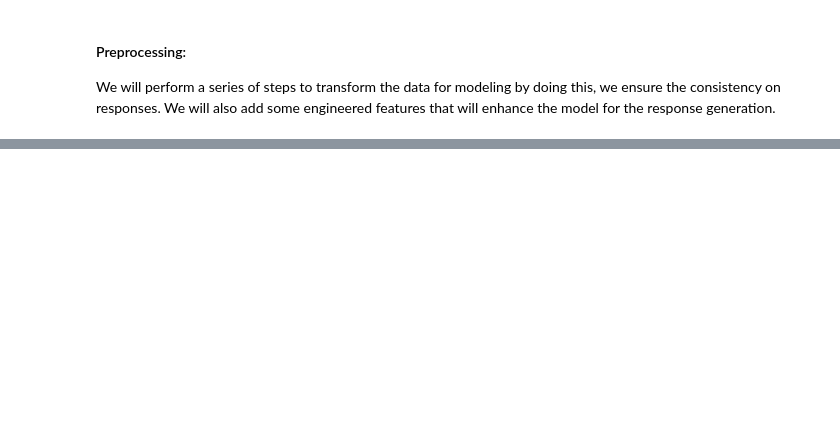
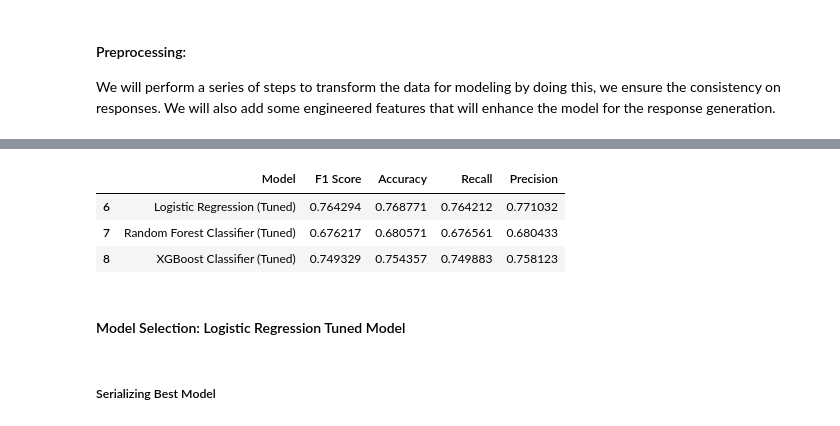
Before and after one commit to CamiloDS16/nlp-sentiment-analysis-X-csupport, a Jupyter notebook: notebooks/text-preprocessing-modeling.ipynb, the cells around one changed output, grey strips where cells are left out. Drawn from its saved outputs; the diff is of its cells as text; code cells hidden in the pictures; blank space fills up the shorter version.

```diff
--- a/notebooks/text-preprocessing-modeling.ipynb
+++ b/notebooks/text-preprocessing-modeling.ipynb
@@ -387,0 +595,9 @@ except Exception as e:
+# %%
+# path to model
+random_search_rf_path = '../models/random_search_rf.joblib'
+
+try:
+    dump(random_search_rf, random_search_rf_path)
+    logging.info(f"RandomizedSearchCV object for Random Forest Model saved successfully at {random_search_rf_path}")
+except Exception as e:
+    logging.error(f"Error saving the RandomizedSearchCV object for Random Forest Model: {e}")
@@ -387,0 +606,5 @@ except Exception as e:
+# %%
+# getting best scores to a dataframe
+best_rf_scores = get_best_model_scores(random_search_rf, "Random Forest Classifier")
+# Adding rf scores to a df
+all_model_scores2 = pd.concat([all_model_scores2, best_rf_scores], ignore_index=True)
@@ -387,0 +659,9 @@ except Exception as e:
+# %%
+# path to model
+random_search_xgb_path = '../models/random_search_xgb.joblib'
+
+try:
+    dump(random_search_xgb, random_search_xgb_path)
+    logging.info(f"RandomizedSearchCV object for XGBoost Model saved successfully at {random_search_xgb_path}")
+except Exception as e:
+    logging.error(f"Error saving the RandomizedSearchCV object for XGBoost Model: {e}")
@@ -387,0 +670,5 @@ except Exception as e:
+# %%
+# getting best scores to a dataframe
+best_xgb_scores = get_best_model_scores(random_search_xgb, "XGBoost Classifier")
+# Adding rf scores to a df
+all_model_scores2 = pd.concat([all_model_scores2, best_xgb_scores], ignore_index=True)
@@ -387,0 +677,11 @@ except Exception as e:
+# %%
+try:
+    all_model_scores2 = all_model_scores2.drop([0, 1, 2, 3, 4, 5])
+    logging.info("First three rows dropped successfully")
+except Exception as e:
+    logging.error(f"Error while dropping rows: {e}")
+    raise
+
+# displaying dataframe
+all_model_scores2
+# %% [output]
@@ -387,0 +689,6 @@ except Exception as e:
+|  | Model | F1 Score | Accuracy | Recall | Precision |
+| 6 | Logistic Regression (Tuned) | 0.764294 | 0.768771 | 0.764212 | 0.771032 |
+| 7 | Random Forest Classifier (Tuned) | 0.676217 | 0.680571 | 0.676561 | 0.680433 |
+| 8 | XGBoost Classifier (Tuned) | 0.749329 | 0.754357 | 0.749883 | 0.758123 |
+# %% [markdown]
+#### Model Selection: Logistic Regression Tuned Model
@@ -387,0 +698,2 @@ except Exception as e:
+# %% [markdown]
+##### Serializing Best Model
```
Also changed, not shown: parts of 83 cells of this notebook, 20 other files.
